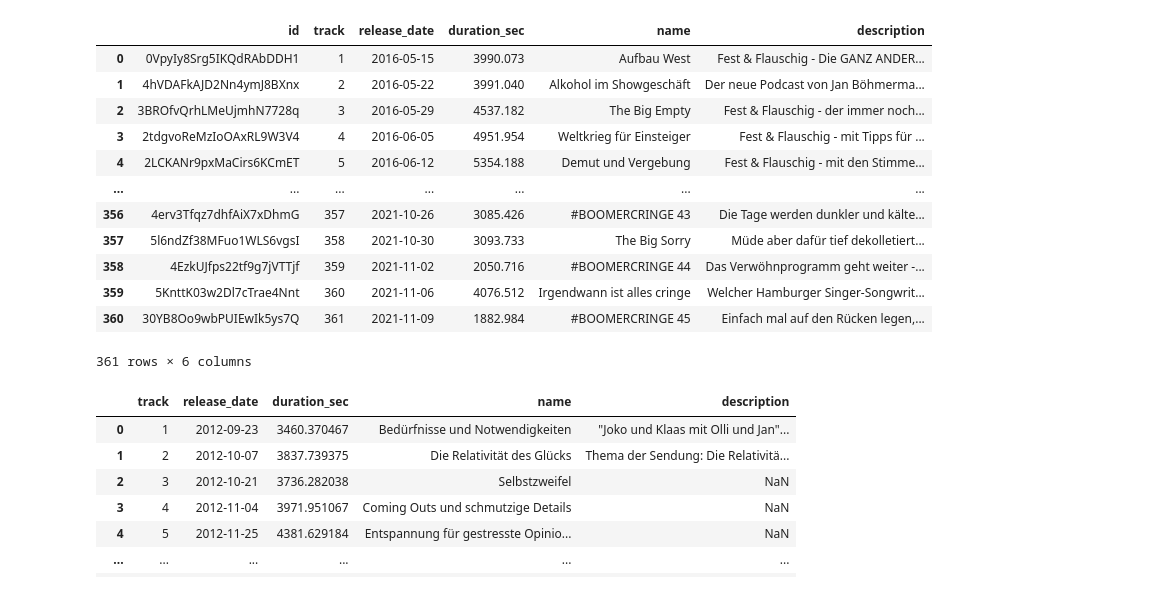
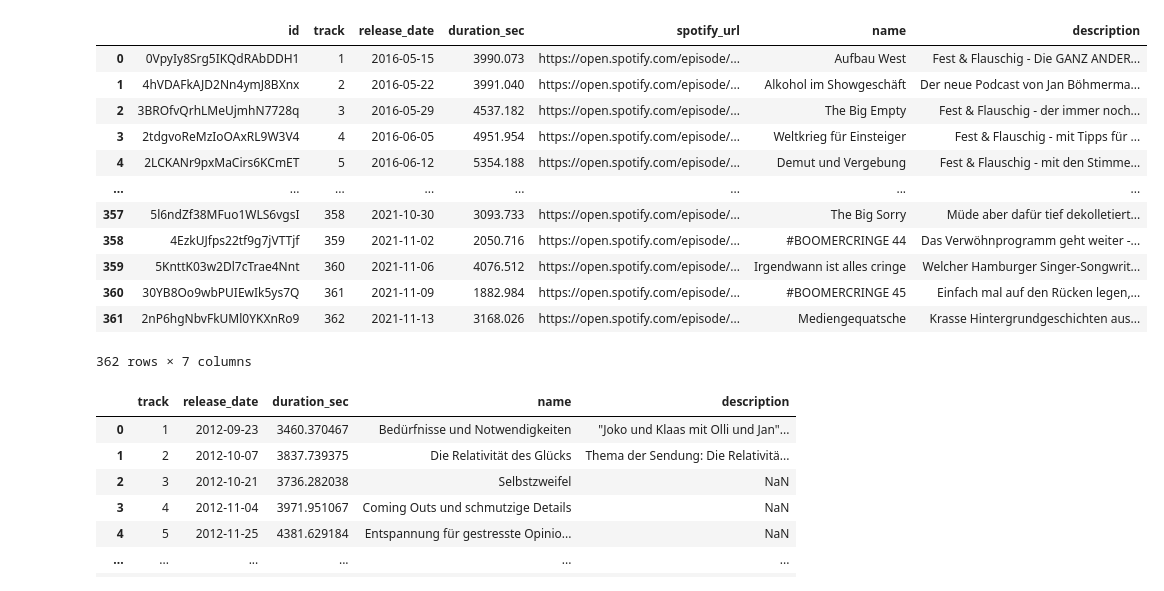
Before and after one commit to marianfoo/PodcastAnalytics, a Jupyter notebook: jupyter_notebooks/plot_metadata.ipynb, the cells around one changed output. Cells and saved outputs as stored; diff of their text form; code cells hidden in the pictures.

Commit message:
feat(jekyll): added new episode (13.11.2021)

```diff
--- a/jupyter_notebooks/plot_metadata.ipynb
+++ b/jupyter_notebooks/plot_metadata.ipynb
@@ -2,20 +2,20 @@
 import plotly.express as px
 import pandas as pd
 # %%
-df_ff = pd.read_csv('list_episodes_metadata_ff.csv')
+df_ff = pd.read_csv('../data/list_episodes_metadata_ff.csv')
 df_ff
 # %% [output]
-|  | id | track | release_date | duration_sec | name | description |
-| 0 | 0VpyIy8Srg5IKQdRAbDDH1 | 1 | 2016-05-15 | 3990.073 | Aufbau West | Fest & Flauschig - Die GANZ ANDER... |
-| 1 | 4hVDAFkAJD2Nn4ymJ8BXnx | 2 | 2016-05-22 | 3991.040 | Alkohol im Showgeschäft | Der neue Podcast von Jan Böhmerma... |
-| 2 | 3BROfvQrhLMeUjmhN7728q | 3 | 2016-05-29 | 4537.182 | The Big Empty | Fest & Flauschig - der immer noch... |
-| 3 | 2tdgvoReMzIoOAxRL9W3V4 | 4 | 2016-06-05 | 4951.954 | Weltkrieg für Einsteiger | Fest & Flauschig - mit Tipps für ... |
-| 4 | 2LCKANr9pxMaCirs6KCmET | 5 | 2016-06-12 | 5354.188 | Demut und Vergebung | Fest & Flauschig - mit den Stimme... |
-| ... | ... | ... | ... | ... | ... | ... |
-| 356 | 4erv3Tfqz7dhfAiX7xDhmG | 357 | 2021-10-26 | 3085.426 | #BOOMERCRINGE 43 | Die Tage werden dunkler und kälte... |
-| 357 | 5l6ndZf38MFuo1WLS6vgsI | 358 | 2021-10-30 | 3093.733 | The Big Sorry | Müde aber dafür tief dekolletiert... |
-| 358 | 4EzkUJfps22tf9g7jVTTjf | 359 | 2021-11-02 | 2050.716 | #BOOMERCRINGE 44 | Das Verwöhnprogramm geht weiter -... |
-| 359 | 5KnttK03w2Dl7cTrae4Nnt | 360 | 2021-11-06 | 4076.512 | Irgendwann ist alles cringe | Welcher Hamburger Singer-Songwrit... |
-| 360 | 30YB8Oo9wbPUIEwIk5ys7Q | 361 | 2021-11-09 | 1882.984 | #BOOMERCRINGE 45 | Einfach mal auf den Rücken legen,... |
+|  | id | track | release_date | duration_sec | spotify_url | name | description |
+| 0 | 0VpyIy8Srg5IKQdRAbDDH1 | 1 | 2016-05-15 | 3990.073 | https://open.spotify.com/episode/... | Aufbau West | Fest & Flauschig - Die GANZ ANDER... |
+| 1 | 4hVDAFkAJD2Nn4ymJ8BXnx | 2 | 2016-05-22 | 3991.040 | https://open.spotify.com/episode/... | Alkohol im Showgeschäft | Der neue Podcast von Jan Böhmerma... |
+| 2 | 3BROfvQrhLMeUjmhN7728q | 3 | 2016-05-29 | 4537.182 | https://open.spotify.com/episode/... | The Big Empty | Fest & Flauschig - der immer noch... |
+| 3 | 2tdgvoReMzIoOAxRL9W3V4 | 4 | 2016-06-05 | 4951.954 | https://open.spotify.com/episode/... | Weltkrieg für Einsteiger | Fest & Flauschig - mit Tipps für ... |
+| 4 | 2LCKANr9pxMaCirs6KCmET | 5 | 2016-06-12 | 5354.188 | https://open.spotify.com/episode/... | Demut und Vergebung | Fest & Flauschig - mit den Stimme... |
+| ... | ... | ... | ... | ... | ... | ... | ... |
+| 357 | 5l6ndZf38MFuo1WLS6vgsI | 358 | 2021-10-30 | 3093.733 | https://open.spotify.com/episode/... | The Big Sorry | Müde aber dafür tief dekolletiert... |
+| 358 | 4EzkUJfps22tf9g7jVTTjf | 359 | 2021-11-02 | 2050.716 | https://open.spotify.com/episode/... | #BOOMERCRINGE 44 | Das Verwöhnprogramm geht weiter -... |
+| 359 | 5KnttK03w2Dl7cTrae4Nnt | 360 | 2021-11-06 | 4076.512 | https://open.spotify.com/episode/... | Irgendwann ist alles cringe | Welcher Hamburger Singer-Songwrit... |
+| 360 | 30YB8Oo9wbPUIEwIk5ys7Q | 361 | 2021-11-09 | 1882.984 | https://open.spotify.com/episode/... | #BOOMERCRINGE 45 | Einfach mal auf den Rücken legen,... |
+| 361 | 2nP6hgNbvFkUMl0YKXnRo9 | 362 | 2021-11-13 | 3168.026 | https://open.spotify.com/episode/... | Mediengequatsche | Krasse Hintergrundgeschichten aus... |
-361 rows × 6 columns
+362 rows × 7 columns
 # %%
```
Also changed, not shown: parts of 3 cells of this notebook, 4 other files.
